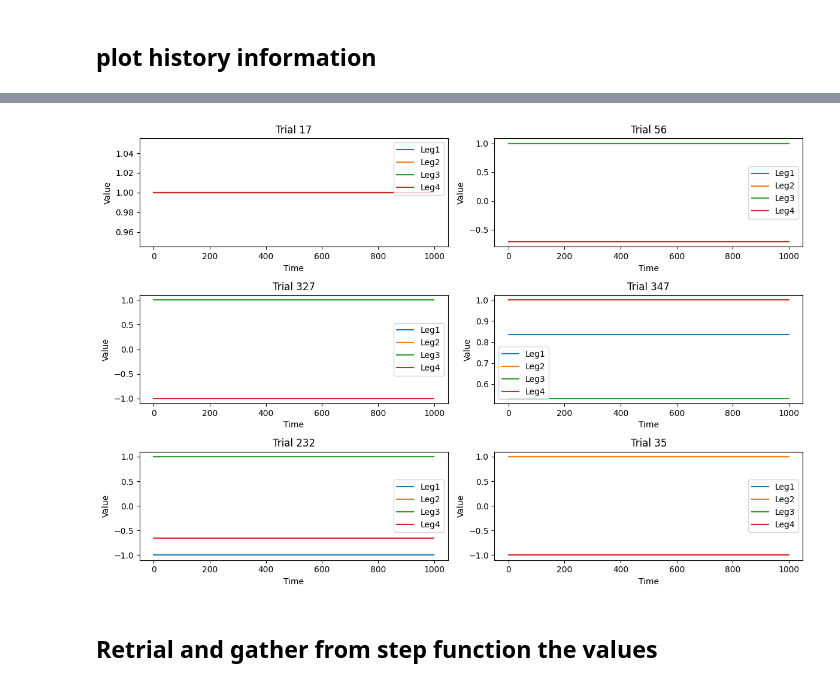
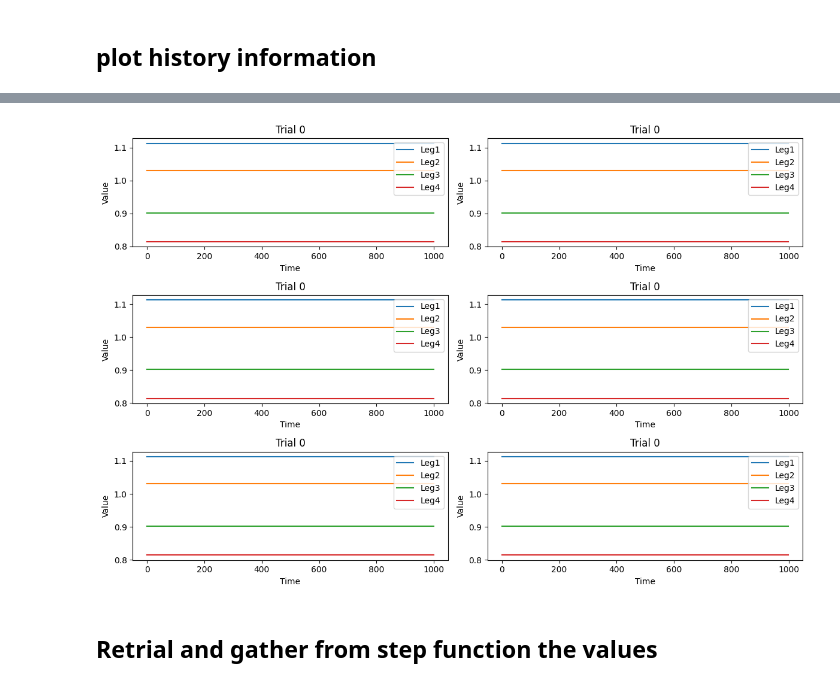
Before and after one commit to shepai/Quadruped, a Jupyter notebook: Code/GAs/new_review.ipynb, the cells around one changed output, grey strips where cells are left out. Saved outputs shown, nothing was run; the diff lists cells and outputs as text; code cells hidden in the pictures.

```diff
--- a/Code/GAs/new_review.ipynb
+++ b/Code/GAs/new_review.ipynb
@@ -5,10 +5,9 @@ import sys
 sys.path.insert(1, '/its/home/drs25/Documents/GitHub/Quadruped/Code')
 sys.path.insert(1, '/its/home/drs25/Quadruped/Code')
 sys.path.insert(1, 'C:/Users/dexte/Documents/GitHub/Quadruped/Code')
-import pandas as pd
 import matplotlib.pyplot as plt
 import pickle
 from environment import *
 from CPG import *
-directory="/its/home/drs25/Quadruped/models/sinactivation/"
+directory="/its/home/drs25/Quadruped/models/noclipsin/"
 from IPython.display import clear_output
@@ -90,19 +93,21 @@ def gather_trajectories(cpgs):
 def gather_o_w(cpgs):
     outputs=[]
     omega=[]
+    motors=[]
     for i in range(len(cpgs)):
         o=[]
         w=[]
         clear_output(wait=True)
         print(i,"/",len(cpgs))
         for step in range(1000):
-            motors=cpgs[i].get_positions(np.array([0,0,0]))#env.runTrial(cpgs[i],100,delay=0) #uses a default fitness
+            motor=cpgs[i].get_positions(np.array([0,0,0]))#env.runTrial(cpgs[i],100,delay=0) #uses a default fitness
             o.append(cpgs[i].outputs[0:3])
             w.append(cpgs[i].omega)
+            motors.append(motor)
         outputs.append(o)
         omega.append(w)
-    return np.array(outputs),np.array(omega)
+    return np.array(outputs),np.array(omega),np.array(motors)
 f,h,g=gather_by_friction(dictionary,0.5)
 cpgs=gather_histories(g,f)
-o,w=gather_o_w(cpgs)
+o,w,m=gather_o_w(cpgs)
 #trajs=gather_trajectories(cpgs)]
@@ -139,12 +143,14 @@ plt.show()
 # Look at omega and outputs
 f,h,g=gather_all(dictionary)
 cpgs=gather_histories(g,f)
-o,w=gather_o_w(cpgs)
+o,w,m=gather_o_w(cpgs)
 
 n_plots = 6
 time = o.shape[1]
-
-trial_idxs = np.random.choice(o.shape[0], n_plots, replace=False)
+try:
+    trial_idxs = np.random.choice(o.shape[0], n_plots, replace=False)
+except:
+    trial_idxs = [0,0,0,0,0,0]
 
 fig, axes = plt.subplots(3, 2, figsize=(12, 8))
 axes = axes.flatten()
@@ -165,26 +171,24 @@ plt.show()
 # %%
 
 n_plots = 6
 time = w.shape[1]
-
-trial_idxs = np.random.choice(w.shape[0], n_plots, replace=False)
 
 fig, axes = plt.subplots(3, 2, figsize=(12, 8))
 axes = axes.flatten()
 
 for ax, idx in zip(axes, trial_idxs):
     ax.plot(w[idx, :, 0], label="Leg1")
     ax.plot(w[idx, :, 1], label="Leg2")
     ax.plot(w[idx, :, 2], label="Leg3")
     ax.plot(w[idx, :, 3], label="Leg4")
     ax.set_title(f"Trial {idx}")
     ax.set_xlabel("Time")
     ax.set_ylabel("Value")
     ax.legend()
 
 plt.tight_layout()
 plt.show()
 # %% [output]
-[figure, old version]
+[figure, new version]
 # %% [markdown]
 ## Retrial and gather from step function the values
```
Also changed, not shown: parts of 5 cells of this notebook.
